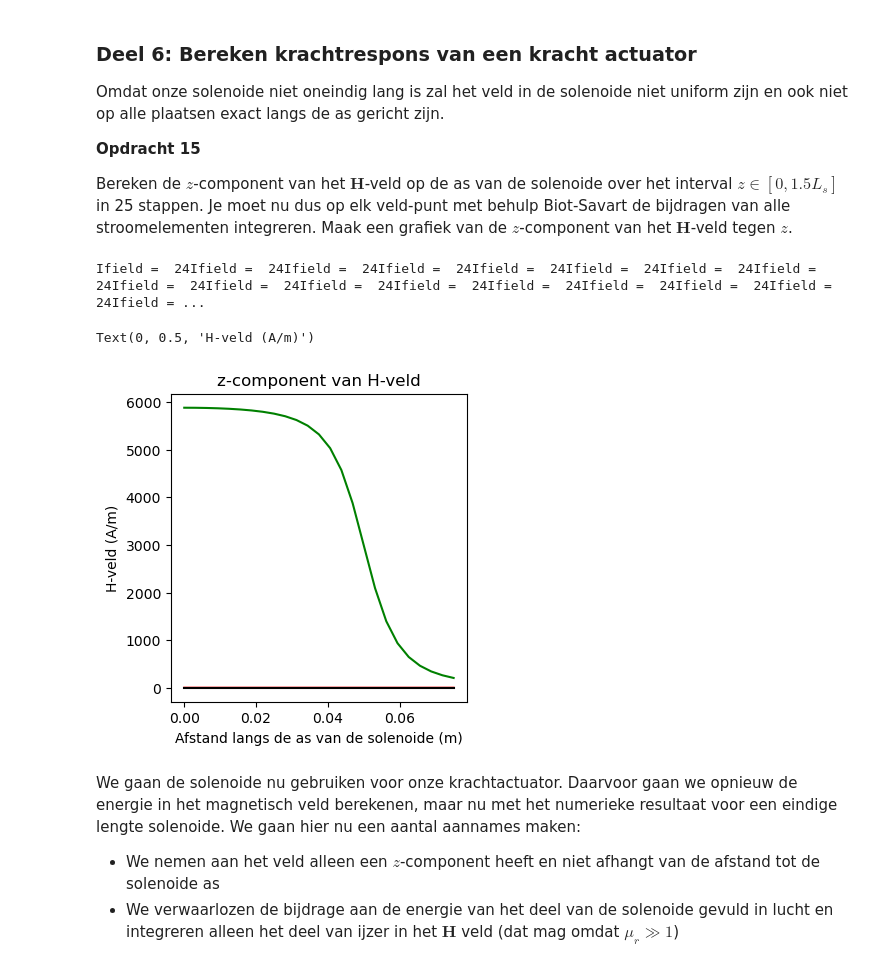
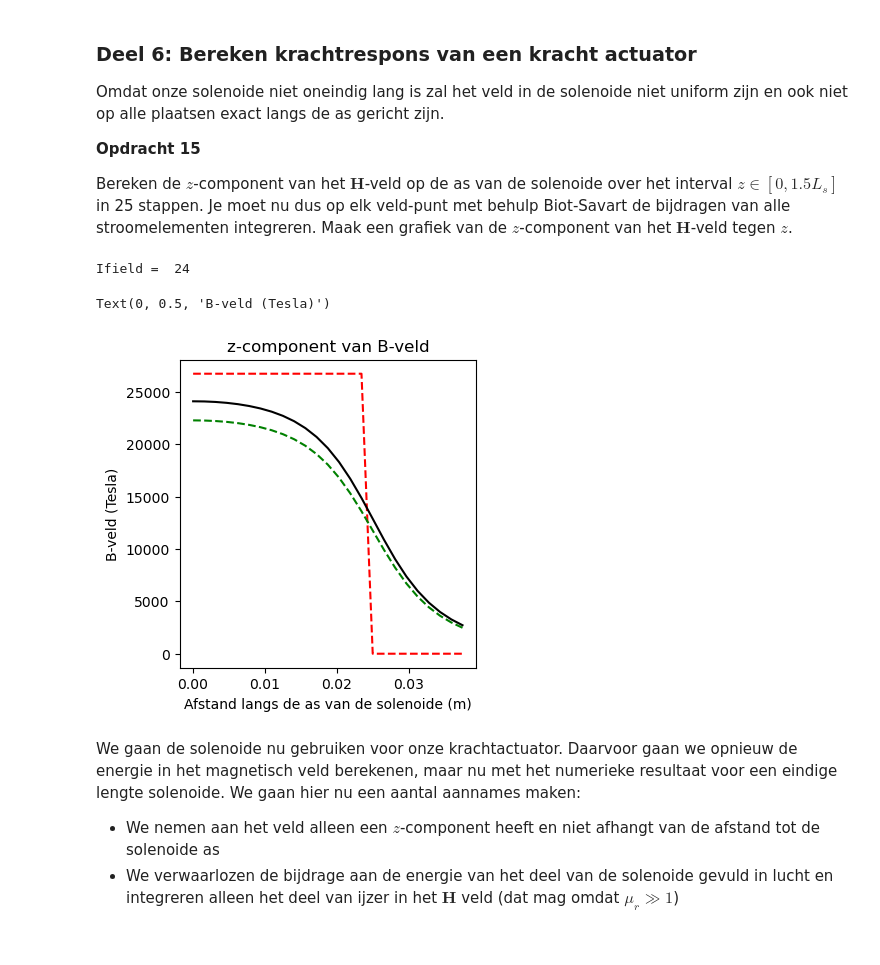
Before and after one commit to beanmachine123/opdrachten-DEF-D, a Jupyter notebook: 2KrachtactuatorOpdracht/2KrachtactuatorOpdracht/KrachtactuatorOpdracht.ipynb, the cells around one changed output. Cells and saved outputs as stored; diff of their text form; code cells hidden in the pictures.

```diff
--- a/2KrachtactuatorOpdracht/2KrachtactuatorOpdracht/KrachtactuatorOpdracht.ipynb
+++ b/2KrachtactuatorOpdracht/2KrachtactuatorOpdracht/KrachtactuatorOpdracht.ipynb
@@ -487,10 +463,10 @@ a. Bereken het aantal omwentelingen van je draad, hierbij mag je aannemen dat de
 b. Bereken de $x$, $y$ en $z$ coordinaten.\
 c. Bereken de spoed, in eenheden van aantal omwentelingen per meter, en print dit.
 # %%
-l_draad = # Lengte draad
-r_sol = # Straal solenoide
-L_sol = # Lengte solenoide
-N = # Aantal wikkeling
+l_draad = 14 # Lengte draad, test
+r_sol = 0.01 # Straal solenoide, test
+L_sol = 0.05 # Lengte solenoide, test
+N = 200 # Aantal wikkeling, test
 
 #a)
 aantal_omwentelingen = l_draad/(2*np.pi*r_sol)
@@ -553,44 +535,42 @@ Omdat onze solenoide niet oneindig lang is zal het veld in de solenoide niet uni
 
 Bereken de $z$-component van het $\mathbf{H}$-veld op de as van de solenoide over het interval $z \in [0, 1.5L_s]$ in 25 stappen. Je moet nu dus op elk veld-punt met behulp Biot-Savart de bijdragen van alle stroomelementen integreren. Maak een grafiek van de $z$-component van het $\mathbf{H}$-veld tegen $z$.
 # %%
-L_sol = 0.1
-N = 100
-aantal_omwent = 100
-r_sol = 0.01
-
 n_ax=25
 z_ax=np.linspace(0, 1.5*L_sol/2, n_ax)
 H_ax=np.zeros((n_ax,1))
+wire_positions = np.vstack((x, y, z)).T
 
 for i_field in range(n_ax):
     print(f"\rIfield =  {i_field}", end="") # Print welk element van het veld nu berekend wordt.
     # Bepaal de field coordinate
+    r_field = np.array([0.0, 0.0, z_ax[i_field]])
     Hsimulated=np.array([0,0,0], dtype='float64')
     for i_source in np.arange(1, N):
         # Bepaal dl en r_source en gebruik
+        r_source = wire_positions[i_source]
+        dl = wire_positions[i_source] - wire_positions[i_source-1]
         Hsimulated += field_current_element(r_field, r_source, dl)
-        print(f"Ifield =  {i_field}", end="")
 
     # selecting the z-component
     H_ax[i_field,0]=Hsimulated[2]
 
-H_veld_ideaal=analytical_answer*np.ones(n_ax)*(1.0*(z_ax < L_sol/2))
+H_veld_ideaal=n * I **np.ones(n_ax)*(1.0*(z_ax < L_sol/2))
 
 # dit is nog een aardige analytische uitdrukking die je kan uitrekenen voor de z-component op de as van een solenoide met eindige lengte
-H_veld_analytisch=(aantal_omwent*I/L_sol/2)*((L_sol/2-z_ax)/np.sqrt((z_ax- L_sol/2)**2 + r_sol**2)+(L_sol/2+z_ax)/np.sqrt((z_ax+ L_sol/2)**2 + r_sol**2))
+H_veld_analytisch=(N*I/L_sol/2)*((L_sol/2-z_ax)/np.sqrt((z_ax- L_sol/2)**2 + r_sol**2)+(L_sol/2+z_ax)/np.sqrt((z_ax+ L_sol/2)**2 + r_sol**2))
 
 plt.figure(figsize=[13,4])
 plt.subplot(131)
-plt.title('z-component van H-veld')
-plt.plot(z_ax, H_veld_ideaal, '-r', label='ideaal')
-plt.plot(z_ax, H_veld_analytisch, '-g', label='analytisch')
-plt.plot(z_ax, H_ax, '-k', label='simulatie')
+plt.title('z-component van B-veld')
+plt.plot(z_ax, H_veld_ideaal, '--r', label='ideaal')
+plt.plot(z_ax, H_veld_analytisch, 'g--', label='analytisch')
+plt.plot(z_ax, 10*H_ax, '-k', label='simulatie')
 plt.xlabel('Afstand langs de as van de solenoide (m)')
-plt.ylabel('H-veld (A/m)')
+plt.ylabel('B-veld (Tesla)')
 # %% [output]
-Ifield =  24Ifield =  24Ifield =  24Ifield =  24Ifield =  24Ifield =  24Ifield =  24Ifield =  24Ifield =  24Ifield =  24Ifield =  24Ifield =  24Ifield =  24Ifield =  24Ifield =  24Ifield =  24Ifield = ...
+Ifield =  24
-Text(0, 0.5, 'H-veld (A/m)')
+Text(0, 0.5, 'B-veld (Tesla)')
-[figure, old version]
+[figure, new version]
 # %% [markdown]
 We gaan de solenoide nu gebruiken voor onze krachtactuator. Daarvoor gaan we opnieuw de energie in het magnetisch veld berekenen, maar nu met het numerieke resultaat voor een eindige lengte solenoide. We gaan hier nu een aantal aannames maken:
 * We nemen aan het veld alleen een $z$-component heeft en niet afhangt van de afstand tot de solenoide as
```
Also changed, not shown: parts of 10 cells of this notebook.
